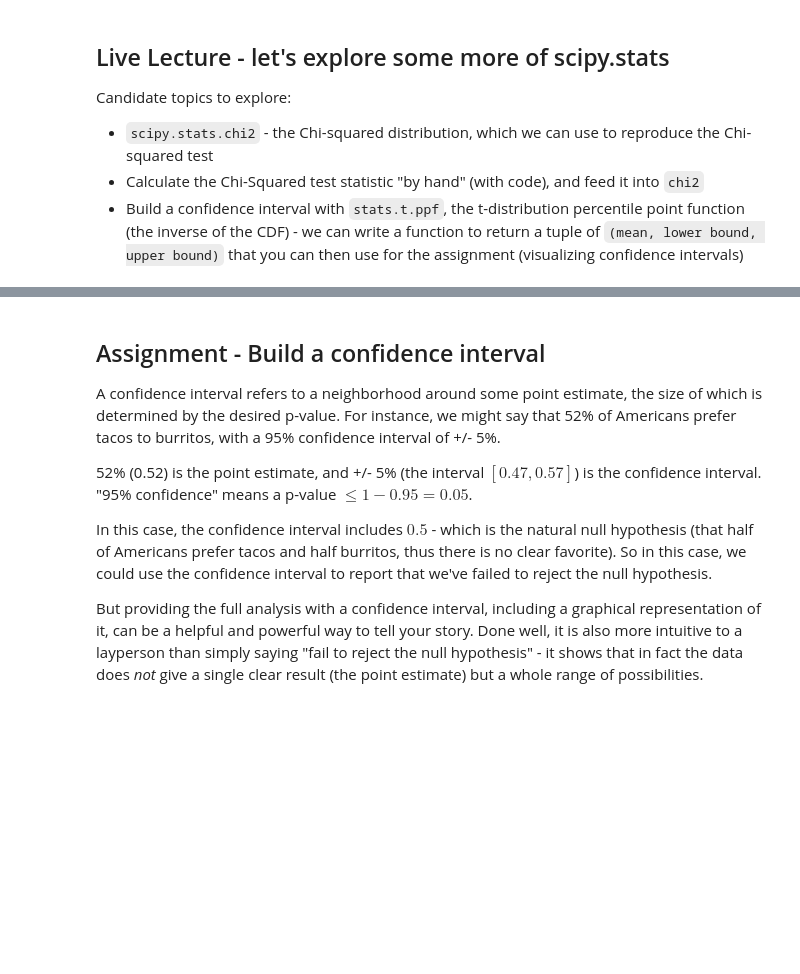
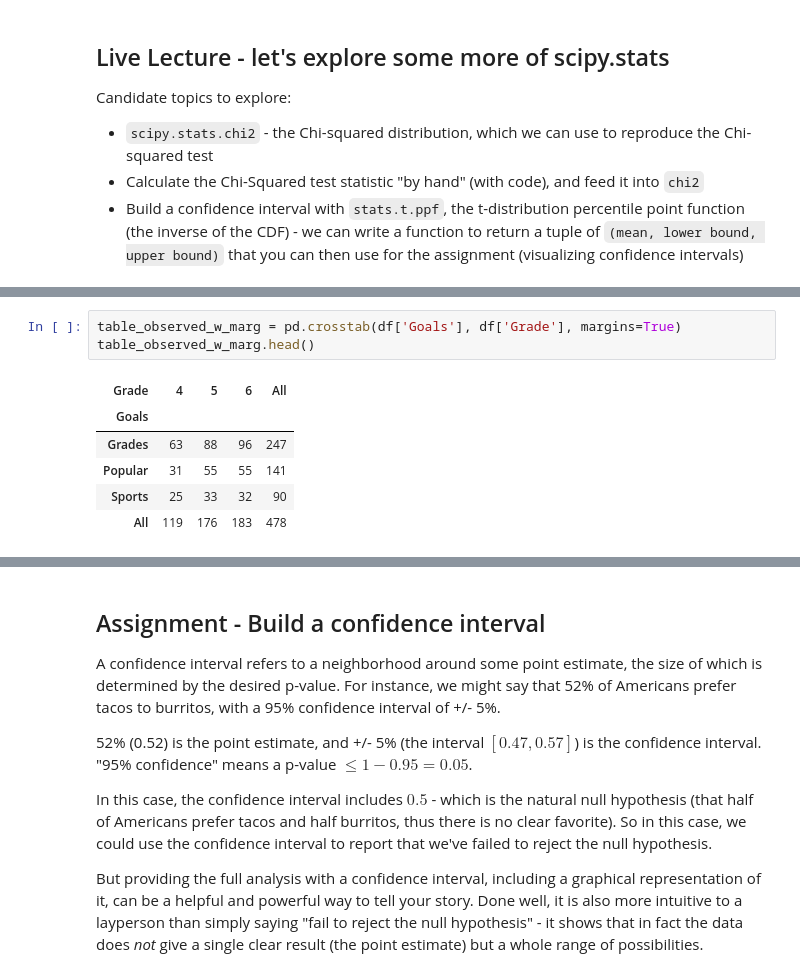
Before and after one commit to bloominstituteoftechnology/DS-Unit-1-Sprint-3-Statistical-Tests-and-Experiments, a Jupyter notebook: module2-sampling-confidence-intervals-and-hypothesis-testing/LS_DS_132_Sampling_Confidence_Intervals_and_Hypothesis_Testing.ipynb, the cells around one changed output, grey strips where cells are left out. Saved outputs shown, nothing was run; the diff lists cells and outputs as text; blank space fills up the shorter version.

```diff
--- a/module2-sampling-confidence-intervals-and-hypothesis-testing/LS_DS_132_Sampling_Confidence_Intervals_and_Hypothesis_Testing.ipynb
+++ b/module2-sampling-confidence-intervals-and-hypothesis-testing/LS_DS_132_Sampling_Confidence_Intervals_and_Hypothesis_Testing.ipynb
@@ -78,0 +120,10 @@ Candidate topics to explore:
+# %%
+table_observed_w_marg = pd.crosstab(df['Goals'], df['Grade'], margins=True)
+table_observed_w_marg.head()
+# %% [output]
+| Grade | 4 | 5 | 6 | All |
+| Goals |  |  |  |  |
+| Grades | 63 | 88 | 96 | 247 |
+| Popular | 31 | 55 | 55 | 141 |
+| Sports | 25 | 33 | 32 | 90 |
+| All | 119 | 176 | 183 | 478 |
```
Also changed, not shown: parts of 34 cells of this notebook.
